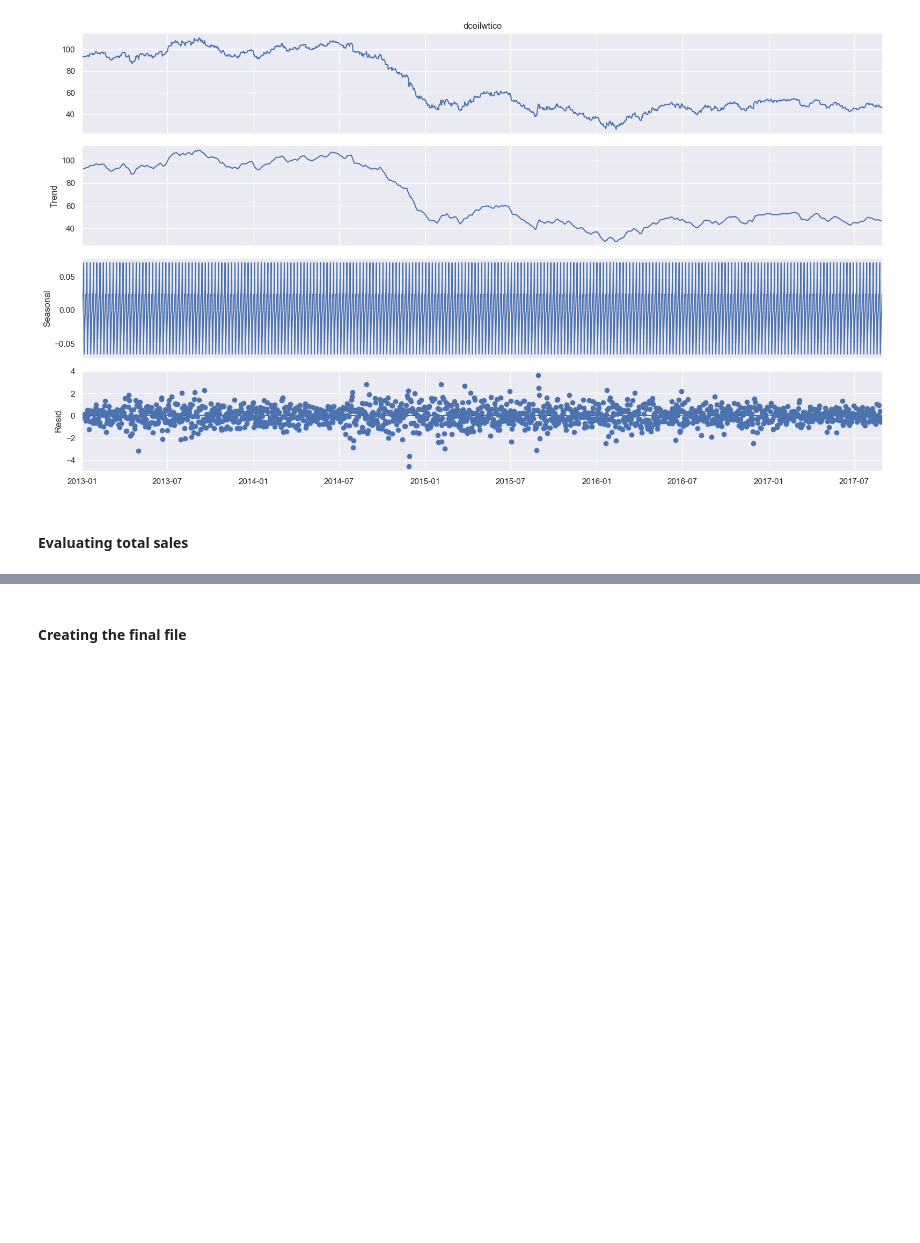
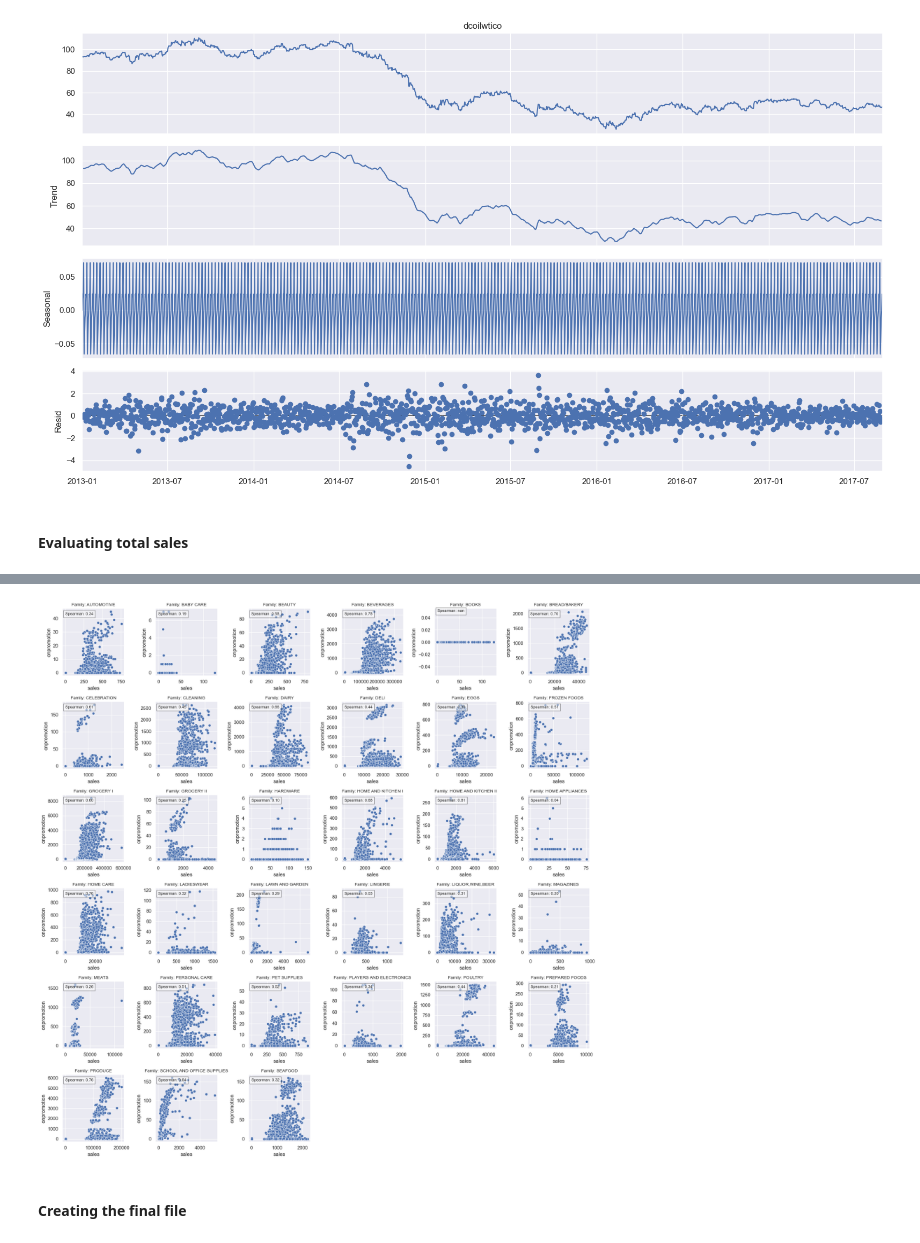
Before and after one commit to CarlosGuiSilva/store-sales-time-series-forecasting, a Jupyter notebook: notebooks/eda.ipynb, the cells around one changed output, grey strips where cells are left out. Saved outputs shown, nothing was run; the diff lists cells and outputs as text; code cells hidden in the pictures; blank space fills up the shorter version.

```diff
--- a/notebooks/eda.ipynb
+++ b/notebooks/eda.ipynb
@@ -197,3 +265,44 @@ plt.show()
+# %%
+fig, axes = plt.subplots(6, 6, figsize=(18, 18))  # Increased figure size for better visibility
+axes = axes.flatten()  # Flatten the 2D array into 1D
+j = 0
+
+for i in prd_sales_df['family'].unique():
+    if j >= len(axes):
+        break  # Avoid index error if more than 36 families
+
+    temp_filter = prd_sales_df[prd_sales_df['family'] == i].copy()
+
+    # Scatter plot
+    sns.scatterplot(ax=axes[j], data=temp_filter, x='sales', y='onpromotion')
+
+    # Spearman correlation
+    spearman_correlation = temp_filter['sales'].corr(temp_filter['onpromotion'], method='spearman')
+    textstr = f"Spearman: {spearman_correlation:.2f}"
+
+    # Add correlation text
+    x_pos = temp_filter['sales'].min() * 0.7
+    y_min, y_max = axes[j].get_ylim()
+    y_pos = y_max * 0.9
+
+    axes[j].text(
+        x=x_pos,
+        y=y_pos,
+        s=textstr,
+        fontsize=9,
+        bbox=dict(facecolor='white', alpha=0.5, edgecolor='black')
+    )
+    axes[j].set_title(f"Family: {i}", fontsize=10)
+    j += 1
+
+# Hide any unused subplots
+for k in range(j, len(axes)):
+    axes[k].axis('off')
+
+plt.tight_layout()
+plt.show()
+# %% [output]
+[figure, added]
 # %% [markdown]
 #### Creating the final file
 # %%
```
Also changed, not shown: parts of 14 cells of this notebook.
